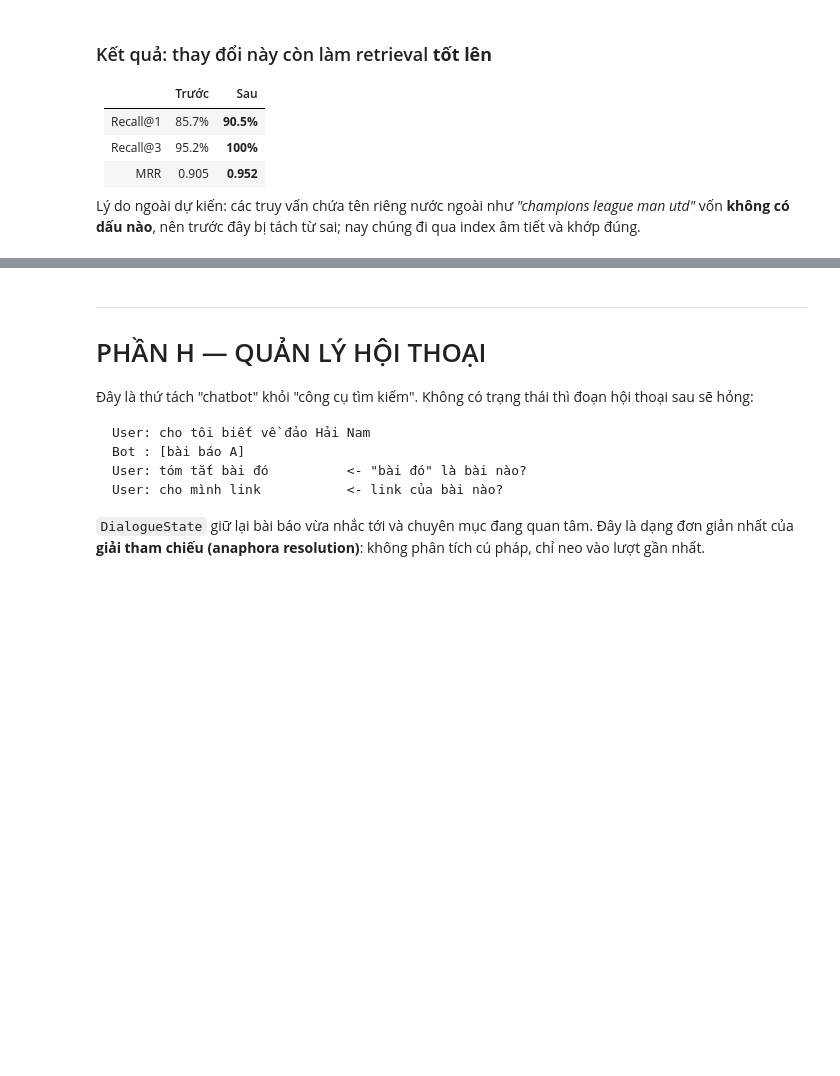
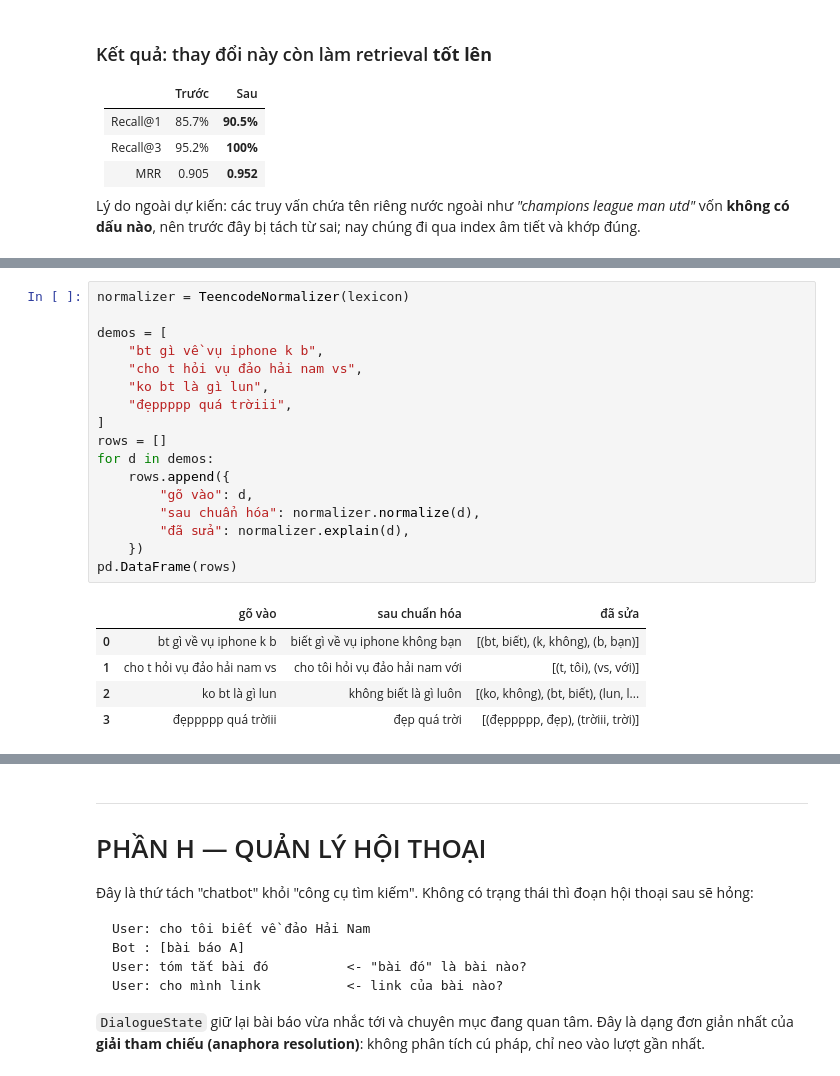
Before and after one commit to jessiicamaru/nlp-chat-bot, a Jupyter notebook: notebooks/FinalProject_Chatbot_23IT036.ipynb, the cells around one changed output, grey strips where cells are left out. Cells and saved outputs as stored; diff of their text form; blank space fills up the shorter version.

```diff
--- a/notebooks/FinalProject_Chatbot_23IT036.ipynb
+++ b/notebooks/FinalProject_Chatbot_23IT036.ipynb
@@ -624,0 +681,23 @@ sai; nay chúng đi qua index âm tiết và khớp đúng.
+# %%
+normalizer = TeencodeNormalizer(lexicon)
+
+demos = [
+    "bt gì về vụ iphone k b",
+    "cho t hỏi vụ đảo hải nam vs",
+    "ko bt là gì lun",
+    "đẹppppp quá trờiii",
+]
+rows = []
+for d in demos:
+    rows.append({
+        "gõ vào": d,
+        "sau chuẩn hóa": normalizer.normalize(d),
+        "đã sửa": normalizer.explain(d),
+    })
+pd.DataFrame(rows)
+# %% [output]
+|  | gõ vào | sau chuẩn hóa | đã sửa |
+| 0 | bt gì về vụ iphone k b | biết gì về vụ iphone không bạn | [(bt, biết), (k, không), (b, bạn)] |
+| 1 | cho t hỏi vụ đảo hải nam vs | cho tôi hỏi vụ đảo hải nam với | [(t, tôi), (vs, với)] |
+| 2 | ko bt là gì lun | không biết là gì luôn | [(ko, không), (bt, biết), (lun, l... |
+| 3 | đẹppppp quá trờiii | đẹp quá trời | [(đẹppppp, đẹp), (trờiii, trời)] |
```
Also changed, not shown: parts of 22 cells of this notebook, 5 other files.
